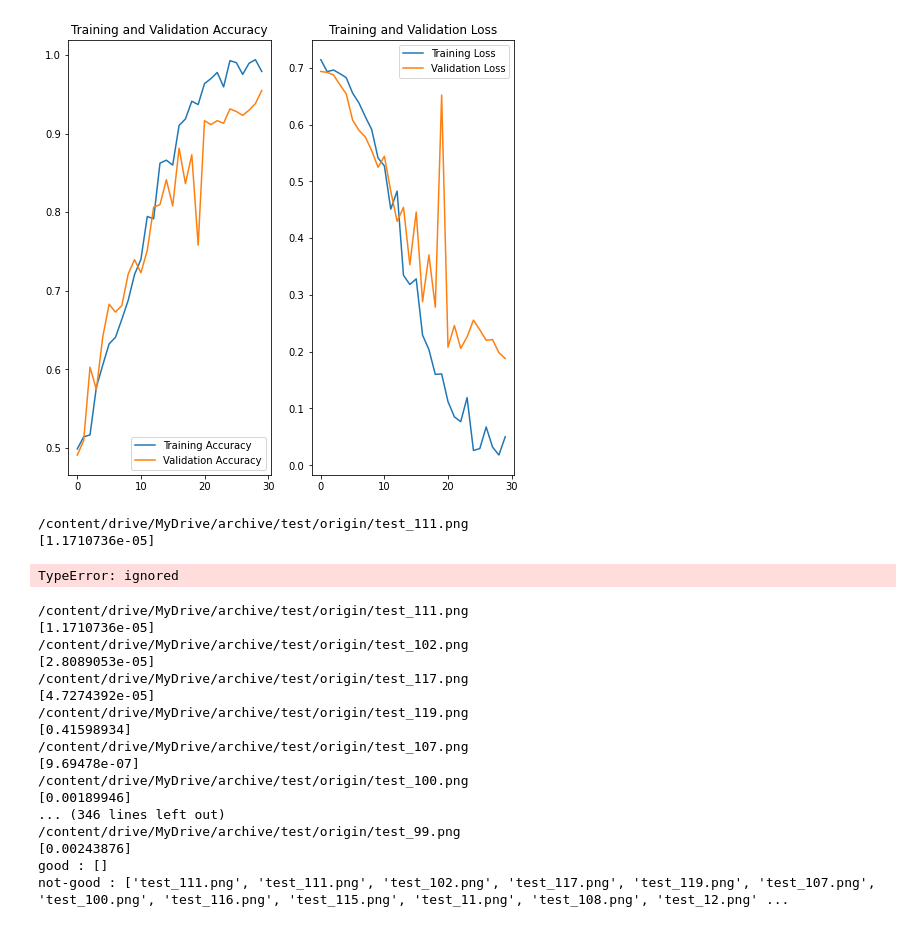
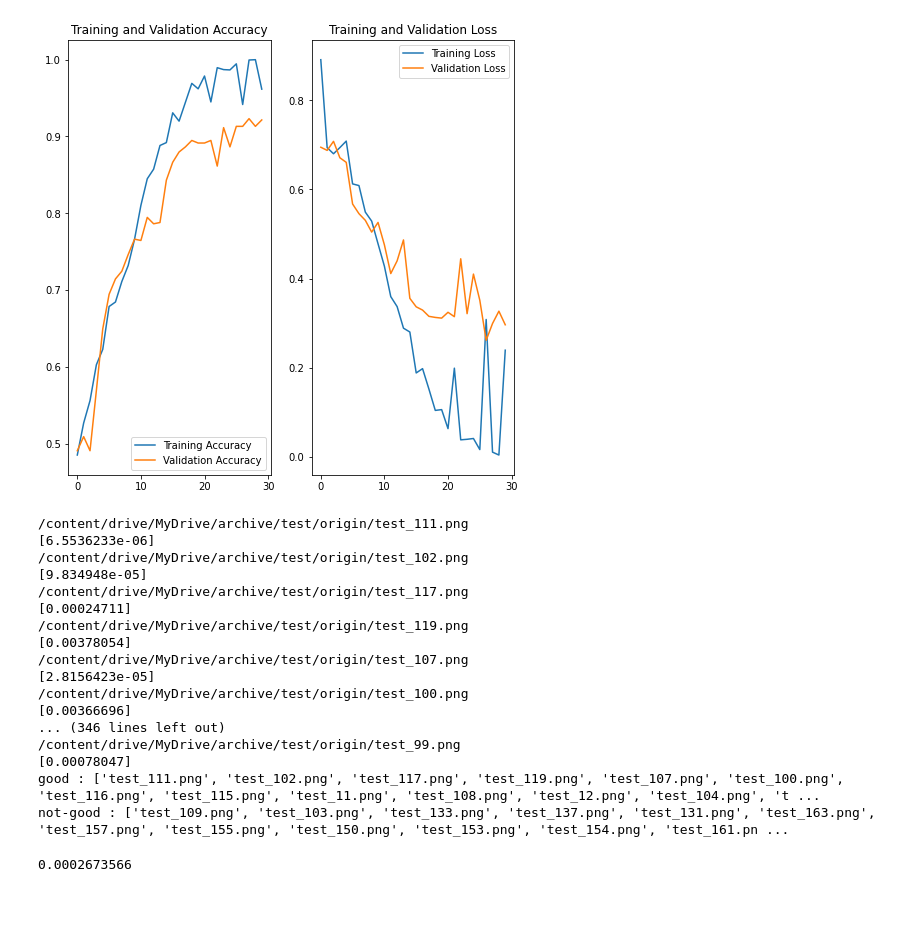
Before and after one commit to Gullen-Sw/Corpy-Co.inc-Assignment, a Jupyter notebook: binary_model.ipynb, the cells around one changed output. Saved outputs shown, nothing was run; the diff lists cells and outputs as text; code cells hidden in the pictures.

```diff
--- a/binary_model.ipynb
+++ b/binary_model.ipynb
@@ -88,8 +88,8 @@ model.add(layers.Conv2D(16, 3, padding = 'same', activation='relu'))
 model.add(layers.MaxPooling2D(padding = 'same'))
 model.add(layers.Conv2D(32, 3, padding = 'same', activation='relu'))
 model.add(layers.MaxPooling2D(padding = 'same'))
-model.add(layers.Conv2D(32, 3, padding = 'same', activation='relu'))
-model.add(layers.MaxPooling2D(padding = 'same'))
+#model.add(layers.Conv2D(32, 3, padding = 'same', activation='relu'))
+#model.add(layers.MaxPooling2D(padding = 'same'))
 model.add(layers.Flatten())
 """
 model.add(layers.Dropout(0.2))
@@ -103,7 +103,7 @@ model.add(layers.Dense(num_classes, activation = 'relu'))
 """
 
 model.add(layers.Dense(128, activation = "relu"))
-model.add(layers.Dense(64, activation = "relu" ))
+#model.add(layers.Dense(64, activation = "relu" ))
 model.add(layers.Dense(32, activation = "relu"))
 model.add(layers.Dense(1, activation = "sigmoid")) #As we have two classes
 
@@ -134,7 +134,7 @@ model.compile(optimizer = keras.optimizers.RMSprop(1e-3),
               metrics=['accuracy'])
 
 history = model.fit(train_ds, batch_size = batch_size, epochs = epochs,
-                    validation_data = val_ds, verbose = 2)
+                    validation_data = val_ds)
 model.summary()
 
 acc = history.history['accuracy']
@@ -175,12 +175,13 @@ for file in os.listdir('/content/drive/MyDrive/archive/test/origin'):
     predictions = model.predict(img_array)
     print(predictions[0])
 
-    if predictions[0] == 0:
+    if predictions[0,0] < 0.5:
         lis_good.append(file)
-        print(lis_good + "is a good bolt.")
     else:
         lis_ng.append(file)
-        print(lis_ng + "is a not good bolt.")
+
+print('good : ' + str(lis_good))
+print('not-good : ' + str(lis_ng))
 # %% [output]
 Found 2998 files belonging to 2 classes.
 Using 2399 files for training.
@@ -200,7 +201,21 @@ Trainable params: 1,075,729
 Non-trainable params: 0
 _________________________________________________________________
-[figure, old version]
+[figure, new version]
 /content/drive/MyDrive/archive/test/origin/test_111.png
-[1.1710736e-05]
+[6.5536233e-06]
+/content/drive/MyDrive/archive/test/origin/test_102.png
+[9.834948e-05]
+/content/drive/MyDrive/archive/test/origin/test_117.png
+[0.00024711]
+/content/drive/MyDrive/archive/test/origin/test_119.png
+[0.00378054]
+/content/drive/MyDrive/archive/test/origin/test_107.png
+[2.8156423e-05]
+/content/drive/MyDrive/archive/test/origin/test_100.png
+[0.00366696]
+... (346 lines left out)
+/content/drive/MyDrive/archive/test/origin/test_99.png
+[0.00078047]
+good : ['test_111.png', 'test_102.png', 'test_117.png', 'test_119.png', 'test_107.png', 'test_100.png', 'test_116.png', 'test_115.png', 'test_11.png', 'test_108.png', 'test_12.png', 'test_104.png', 't ...
+not-good : ['test_109.png', 'test_103.png', 'test_133.png', 'test_137.png', 'test_131.png', 'test_163.png', 'test_157.png', 'test_155.png', 'test_150.png', 'test_153.png', 'test_154.png', 'test_161.pn ...
-TypeError: ignored
 # %%
@@ -208,38 +223,5 @@ model.save('/content/drive/MyDrive/archive/result/origin_result_3000/trial4.h5')
-# %%
-for file in os.listdir('/content/drive/MyDrive/archive/test/origin'):
-    path = os.path.join('/content/drive/MyDrive/archive/test/origin', file)
-    print(path)
-    image = keras.preprocessing.image.load_img(
-        path, target_size = (img_height, img_width)
-    )
-    img_array = keras.preprocessing.image.img_to_array(image)
-    img_array = tf.expand_dims(img_array, 0) # Create a batch
-
-    predictions = model.predict(img_array)
-    print(predictions[0])
-
-    if predictions[0] == 0:
-        lis_good.append(file)
-    else:
-        lis_ng.append(file)
-
-print('good : ' + str(lis_good))
-print('not-good : ' + str(lis_ng))
-# %% [output]
-/content/drive/MyDrive/archive/test/origin/test_111.png
-[1.1710736e-05]
-/content/drive/MyDrive/archive/test/origin/test_102.png
-[2.8089053e-05]
-/content/drive/MyDrive/archive/test/origin/test_117.png
-[4.7274392e-05]
-/content/drive/MyDrive/archive/test/origin/test_119.png
-[0.41598934]
-/content/drive/MyDrive/archive/test/origin/test_107.png
-[9.69478e-07]
-/content/drive/MyDrive/archive/test/origin/test_100.png
-[0.00189946]
-... (346 lines left out)
-/content/drive/MyDrive/archive/test/origin/test_99.png
-[0.00243876]
-good : []
-not-good : ['test_111.png', 'test_111.png', 'test_102.png', 'test_117.png', 'test_119.png', 'test_107.png', 'test_100.png', 'test_116.png', 'test_115.png', 'test_11.png', 'test_108.png', 'test_12.png' ...
+# %%
+
+print(predictions[0,0])
+# %% [output]
+0.0002673566
```
Also changed, not shown: parts of 2 cells of this notebook.
